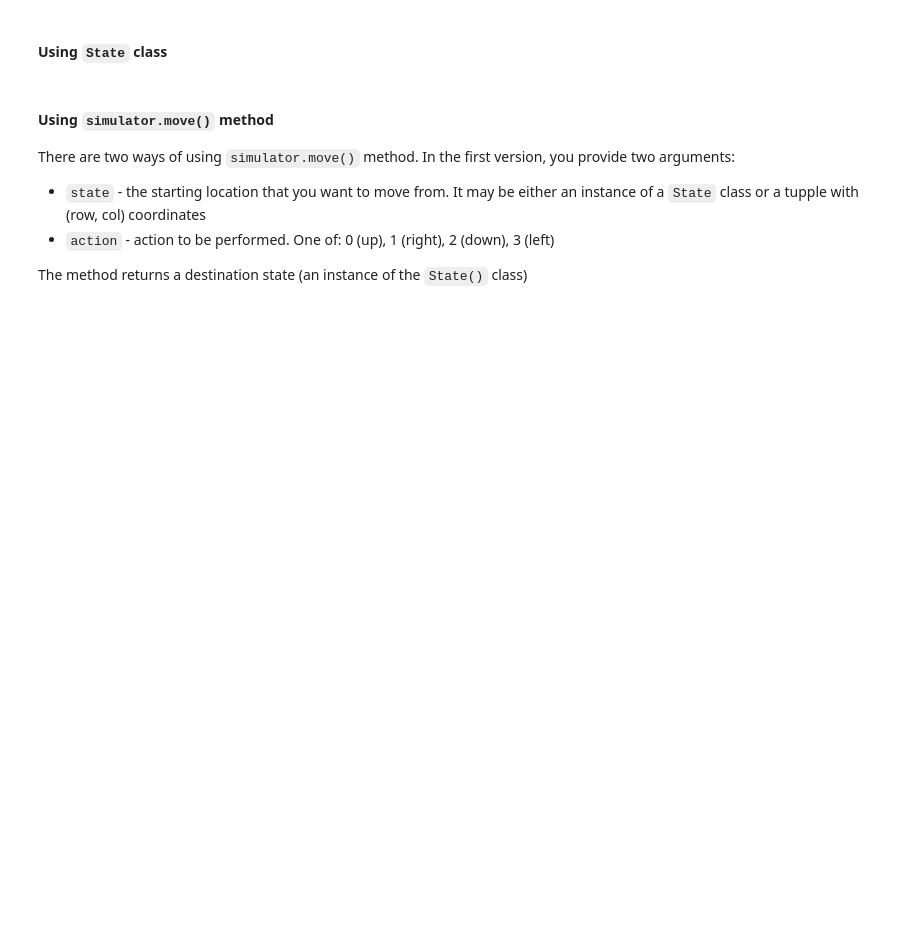
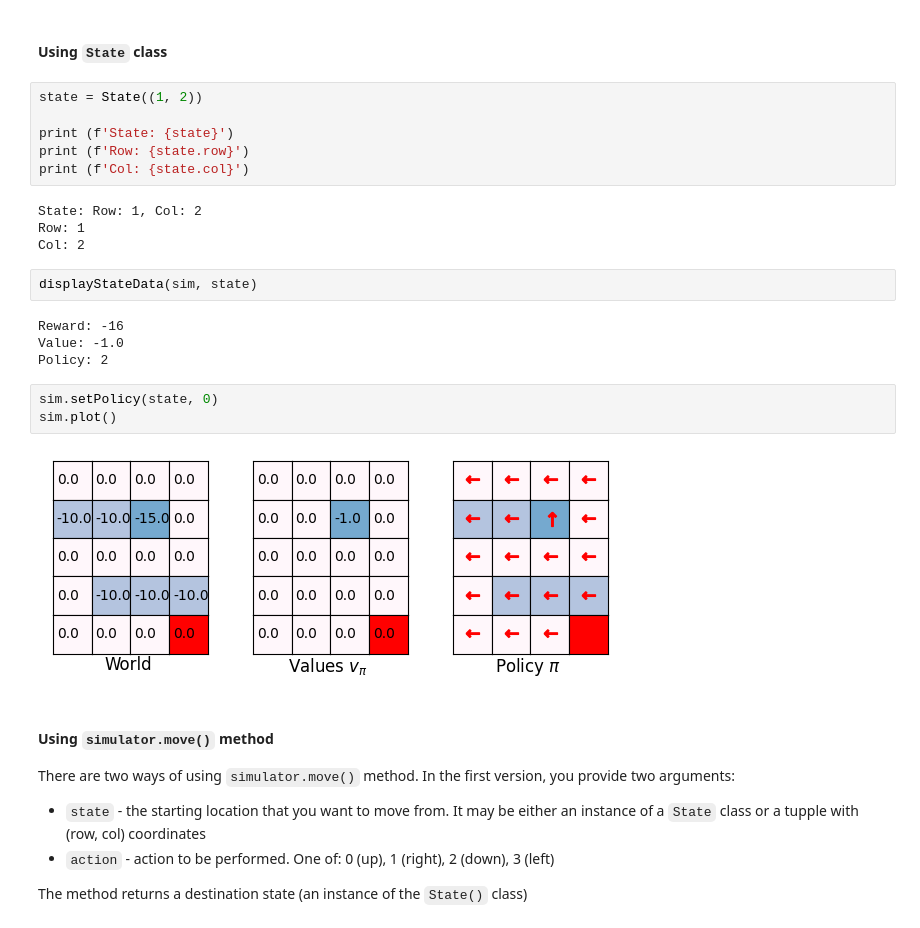
Before and after one commit to lukaszlewickii/Reinforcement-Learning, a Jupyter notebook: DP_empty.ipynb, the cells around one changed output. Saved outputs shown, nothing was run; the diff lists cells and outputs as text; blank space fills up the shorter version.

```diff
--- a/DP_empty.ipynb
+++ b/DP_empty.ipynb
@@ -75,5 +96,26 @@ Let's see how it works
 # %% [markdown]
 #### Using `State` class
+# %%
+state = State((1, 2))
+
+print (f'State: {state}')
+print (f'Row: {state.row}')
+print (f'Col: {state.col}')
+# %% [output]
+State: Row: 1, Col: 2
+Row: 1
+Col: 2
+# %%
+displayStateData(sim, state)
+# %% [output]
+Reward: -16
+Value: -1.0
+Policy: 2
+# %%
+sim.setPolicy(state, 0)
+sim.plot()
+# %% [output]
+[figure, added]
 # %% [markdown]
 #### Using `simulator.move()` method
 There are two ways of using `simulator.move()` method. In the first version, you provide two arguments:
```
Also changed, not shown: parts of 6 cells of this notebook.
